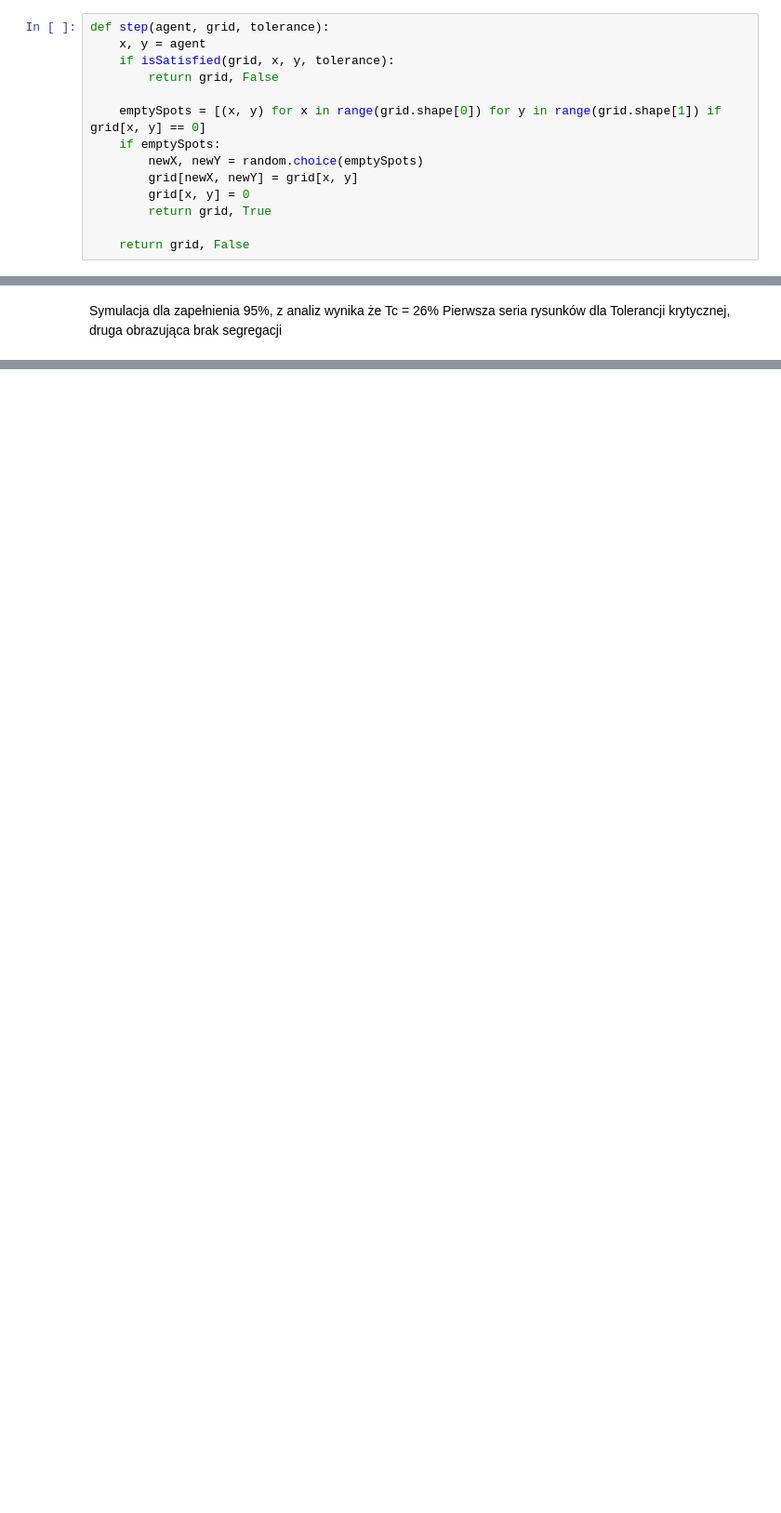
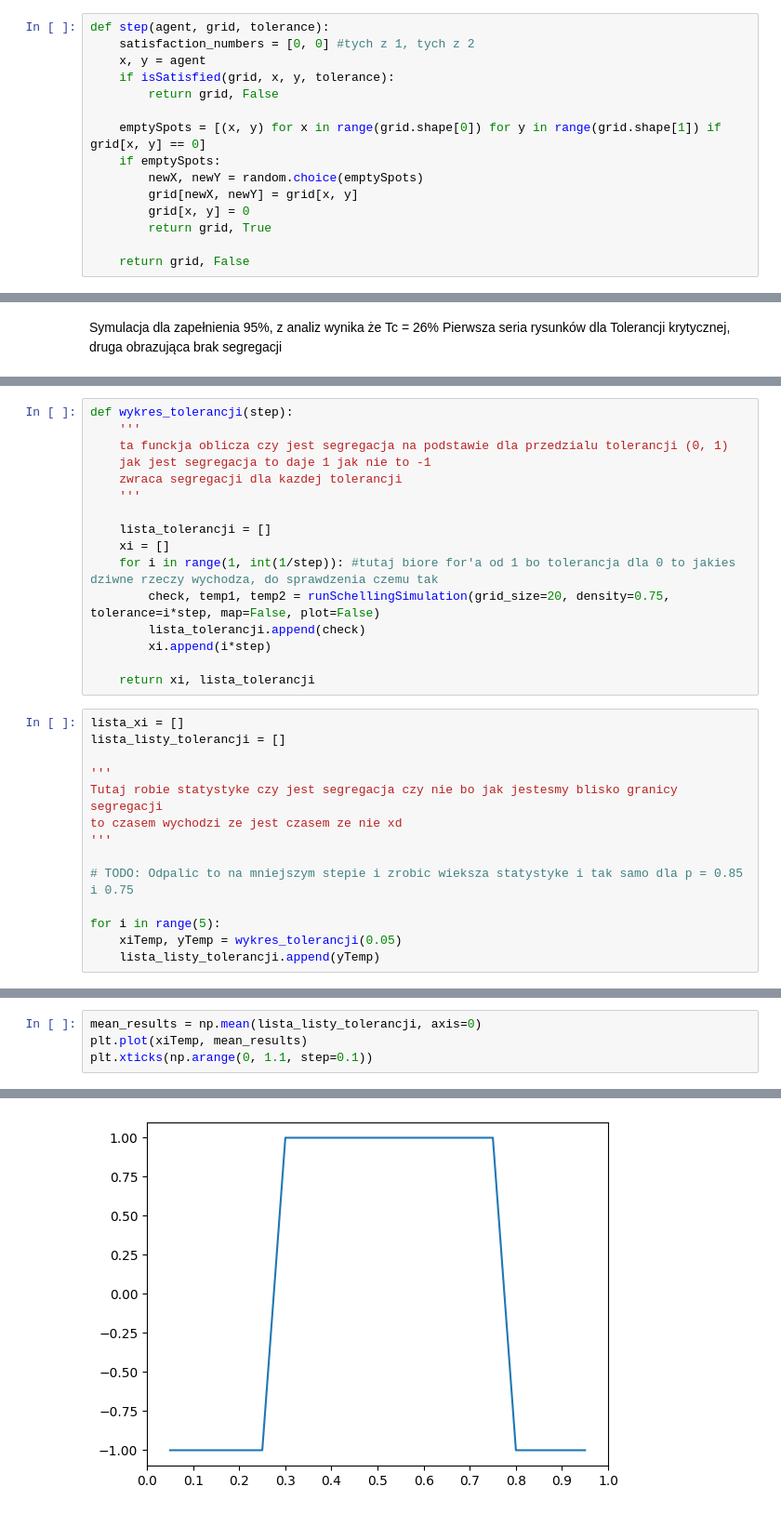
Before and after one commit to Tuliuszen/LabSpec, a Jupyter notebook: Schelling.ipynb, the cells around one changed output, grey strips where cells are left out. Shown at 93% size. Saved outputs shown, nothing was run; the diff lists cells and outputs as text; blank space fills up the shorter version.

Commit message:
W komentarzach jest wszystko

```diff
--- a/Schelling.ipynb
+++ b/Schelling.ipynb
@@ -61,6 +61,7 @@ def getRandomAgent(grid):
 Funkcja służąca do wykonania jednego kroku symulacji
 # %%
 def step(agent, grid, tolerance):
+    satisfaction_numbers = [0, 0] #tych z 1, tych z 2
     x, y = agent
     if isSatisfied(grid, x, y, tolerance):
         return grid, False
@@ -142,0 +185,30 @@ runSchellingSimulation(grid_size=50, density=0.95, tolerance=0.25)
+# %%
+def wykres_tolerancji(step):
+    '''
+    ta funckja oblicza czy jest segregacja na podstawie dla przedzialu tolerancji (0, 1)
+    jak jest segregacja to daje 1 jak nie to -1
+    zwraca segregacji dla kazdej tolerancji
+    '''
+
+    lista_tolerancji = []
+    xi = []
+    for i in range(1, int(1/step)): #tutaj biore for'a od 1 bo tolerancja dla 0 to jakies dziwne rzeczy wychodza, do sprawdzenia czemu tak
+        check, temp1, temp2 = runSchellingSimulation(grid_size=20, density=0.75, tolerance=i*step, map=False, plot=False)
+        lista_tolerancji.append(check)
+        xi.append(i*step)
+
+    return xi, lista_tolerancji
+# %%
+lista_xi = []
+lista_listy_tolerancji = []
+
+'''
+Tutaj robie statystyke czy jest segregacja czy nie bo jak jestesmy blisko granicy segregacji
+to czasem wychodzi ze jest czasem ze nie xd
+'''
+
+# TODO: Odpalic to na mniejszym stepie i zrobic wieksza statystyke i tak samo dla p = 0.85 i 0.75
+
+for i in range(5):
+    xiTemp, yTemp = wykres_tolerancji(0.05)
+    lista_listy_tolerancji.append(yTemp)
@@ -142,0 +217,5 @@ runSchellingSimulation(grid_size=50, density=0.95, tolerance=0.25)
+# %%
+mean_results = np.mean(lista_listy_tolerancji, axis=0)
+plt.plot(xiTemp, mean_results)
+plt.xticks(np.arange(0, 1.1, step=0.1))
+# %% [output]
@@ -142,0 +239 @@ runSchellingSimulation(grid_size=50, density=0.95, tolerance=0.25)
+[figure, added]
```
Also changed, not shown: parts of 34 cells of this notebook.
